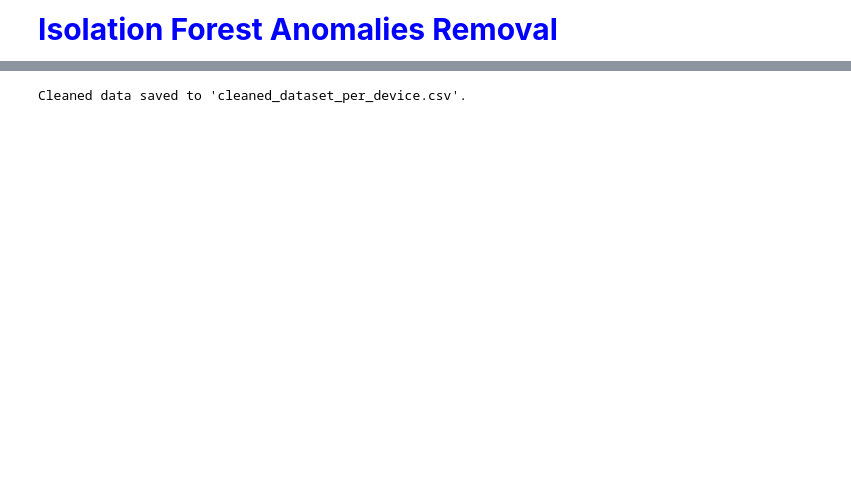
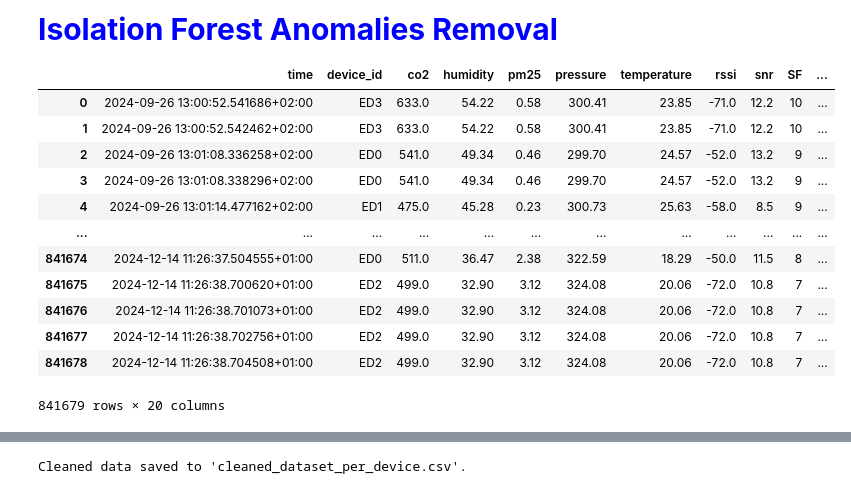
Before and after one commit to nahshonmokua/LoRaWAN-Indoor-Path-Loss-Modelling-with-MultiWall-Environment-Factors, a Jupyter notebook: Anomalies Removal.ipynb, the cells around one changed output, grey strips where cells are left out. Drawn from its saved outputs; the diff is of its cells as text; code cells hidden in the pictures; blank space fills up the shorter version.

```diff
--- a/Anomalies Removal.ipynb
+++ b/Anomalies Removal.ipynb
@@ -16,3 +18,19 @@ from sklearn.preprocessing import StandardScaler  # For standardizing features
 # %%
 # Load Data
 data = pd.read_csv('../all_data_files/aggregated_measurements_data.csv')
+# %%
+data
+# %% [output]
+|  | time | device_id | co2 | humidity | pm25 | pressure | temperature | rssi | snr | SF | ... |
+| 0 | 2024-09-26 13:00:52.541686+02:00 | ED3 | 633.0 | 54.22 | 0.58 | 300.41 | 23.85 | -71.0 | 12.2 | 10 | ... |
+| 1 | 2024-09-26 13:00:52.542462+02:00 | ED3 | 633.0 | 54.22 | 0.58 | 300.41 | 23.85 | -71.0 | 12.2 | 10 | ... |
+| 2 | 2024-09-26 13:01:08.336258+02:00 | ED0 | 541.0 | 49.34 | 0.46 | 299.70 | 24.57 | -52.0 | 13.2 | 9 | ... |
+| 3 | 2024-09-26 13:01:08.338296+02:00 | ED0 | 541.0 | 49.34 | 0.46 | 299.70 | 24.57 | -52.0 | 13.2 | 9 | ... |
+| 4 | 2024-09-26 13:01:14.477162+02:00 | ED1 | 475.0 | 45.28 | 0.23 | 300.73 | 25.63 | -58.0 | 8.5 | 9 | ... |
+| ... | ... | ... | ... | ... | ... | ... | ... | ... | ... | ... | ... |
+| 841674 | 2024-12-14 11:26:37.504555+01:00 | ED0 | 511.0 | 36.47 | 2.38 | 322.59 | 18.29 | -50.0 | 11.5 | 8 | ... |
+| 841675 | 2024-12-14 11:26:38.700620+01:00 | ED2 | 499.0 | 32.90 | 3.12 | 324.08 | 20.06 | -72.0 | 10.8 | 7 | ... |
+| 841676 | 2024-12-14 11:26:38.701073+01:00 | ED2 | 499.0 | 32.90 | 3.12 | 324.08 | 20.06 | -72.0 | 10.8 | 7 | ... |
+| 841677 | 2024-12-14 11:26:38.702756+01:00 | ED2 | 499.0 | 32.90 | 3.12 | 324.08 | 20.06 | -72.0 | 10.8 | 7 | ... |
+| 841678 | 2024-12-14 11:26:38.704508+01:00 | ED2 | 499.0 | 32.90 | 3.12 | 324.08 | 20.06 | -72.0 | 10.8 | 7 | ... |
+841679 rows × 20 columns
```
Also changed, not shown: parts of 11 cells of this notebook, 4 other files.
